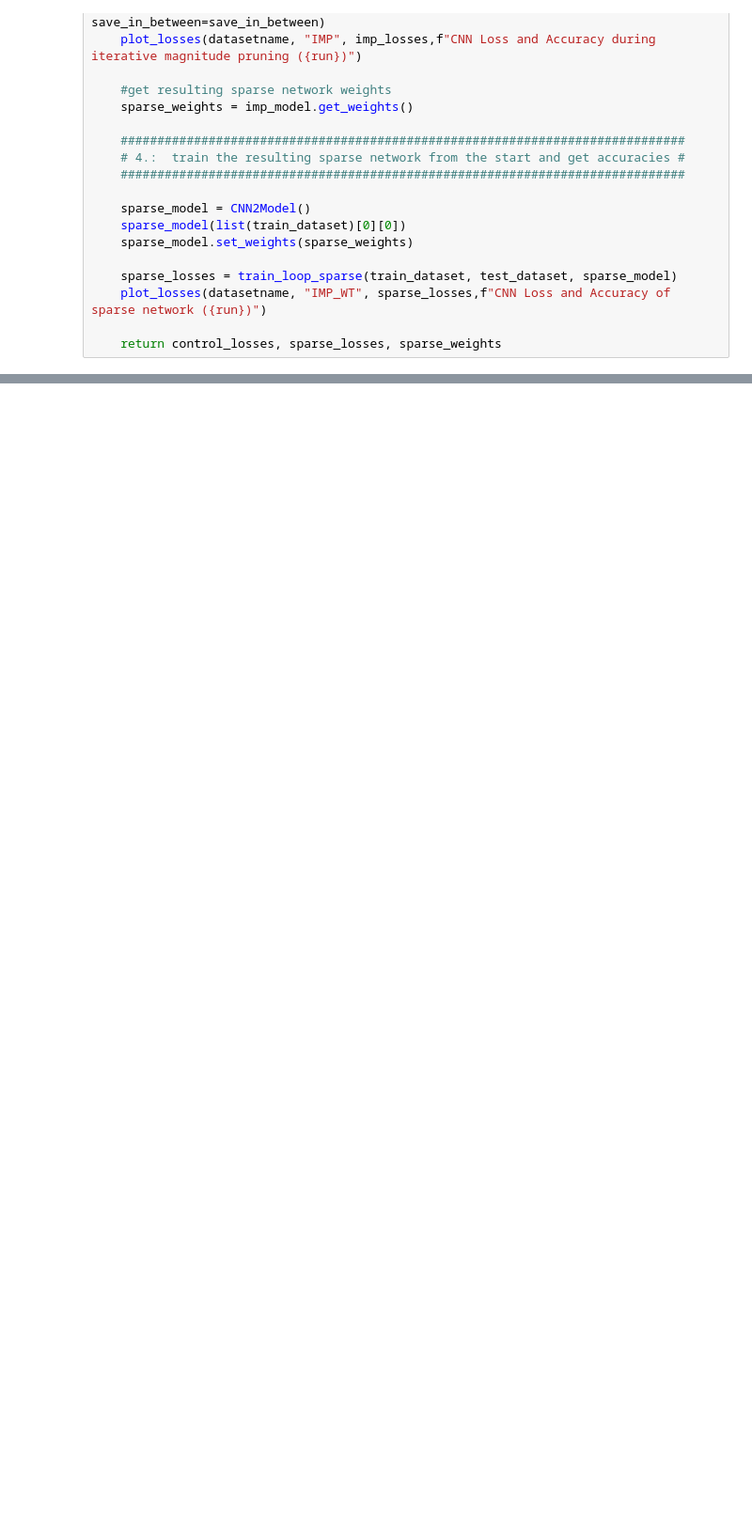
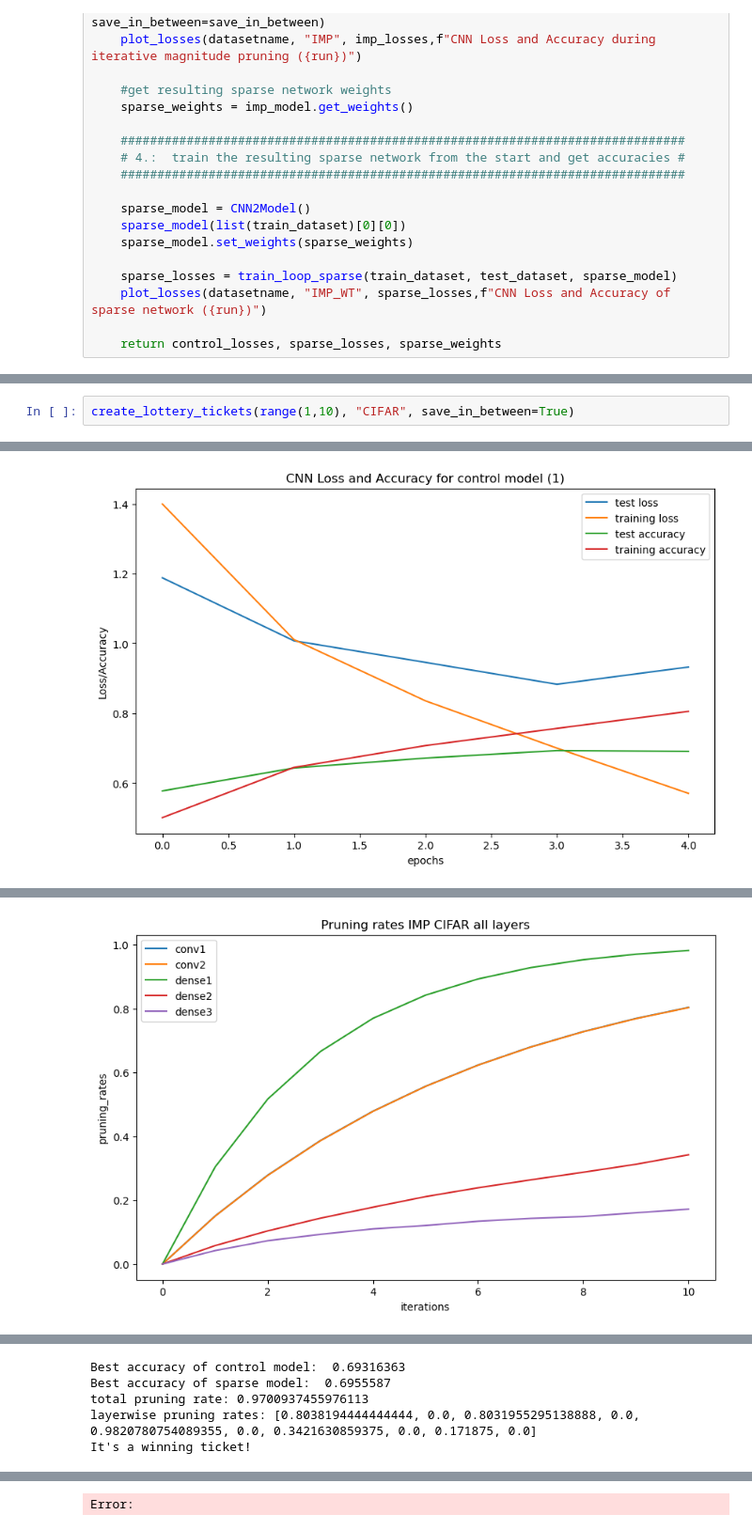
Before and after one commit to Ernalein/ThesisLTH, a Jupyter notebook: 1a Creating WTs with IMP.ipynb, the cells around one changed output, grey strips where cells are left out. Shown: that part at 94% size. Saved outputs shown, nothing was run; the diff lists cells and outputs as text; blank space fills up the shorter version.

```diff
--- a/1a Creating WTs with IMP.ipynb
+++ b/1a Creating WTs with IMP.ipynb
@@ -327,0 +350,3 @@ ValueError: The filename must end in `.weights.h5`. Received: filepath=./1b WTs/
+# %%
+create_lottery_tickets(range(1,10), "CIFAR", save_in_between=True)
+# %% [output]
@@ -327,0 +360 @@ ValueError: The filename must end in `.weights.h5`. Received: filepath=./1b WTs/
+[figure, added]
@@ -327,0 +378 @@ ValueError: The filename must end in `.weights.h5`. Received: filepath=./1b WTs/
+[figure, added]
@@ -327,0 +387,5 @@ ValueError: The filename must end in `.weights.h5`. Received: filepath=./1b WTs/
+Best accuracy of control model:  0.69316363
+Best accuracy of sparse model:  0.6955587
+total pruning rate: 0.9700937455976113
+layerwise pruning rates: [0.8038194444444444, 0.0, 0.8031955295138888, 0.0, 0.9820780754089355, 0.0, 0.3421630859375, 0.0, 0.171875, 0.0]
+It's a winning ticket!
@@ -327,0 +410 @@ ValueError: The filename must end in `.weights.h5`. Received: filepath=./1b WTs/
+Error:
```
Also changed, not shown: parts of 6 cells of this notebook, 25 other files.
